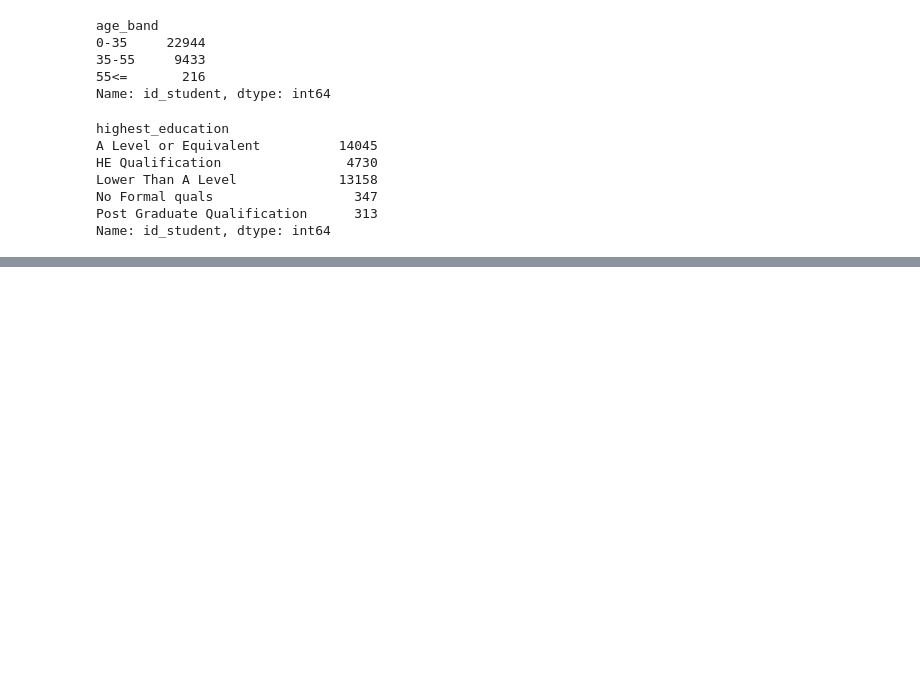
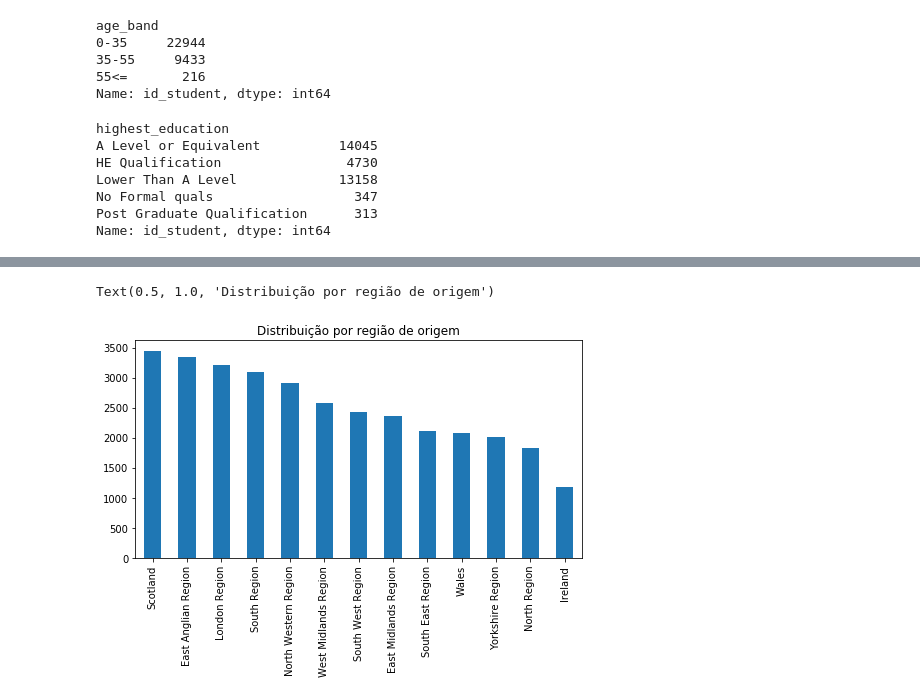
Before and after one commit to augustonogueira/DesafioTrybeLDA, a Jupyter notebook: Resolução do Case.ipynb, the cells around one changed output, grey strips where cells are left out. Drawn from its saved outputs; the diff is of its cells as text; code cells hidden in the pictures; blank space fills up the shorter version.

```diff
--- a/Resolução do Case.ipynb
+++ b/Resolução do Case.ipynb
@@ -154,0 +249,7 @@ memory usage: 3.0+ MB
+# %%
+plt.figure()
+stdinfo_df['region'].value_counts().plot.bar(figsize=(8,4))
+plt.title('Distribuição por região de origem')
+# %% [output]
+Text(0.5, 1.0, 'Distribuição por região de origem')
+[figure, added]
```
Also changed, not shown: parts of 30 cells of this notebook.
